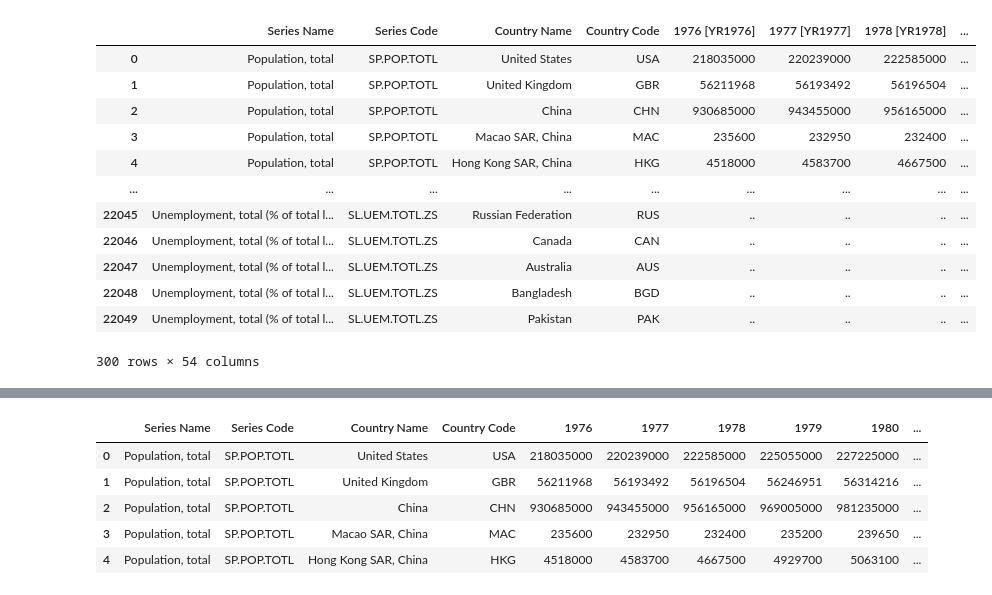
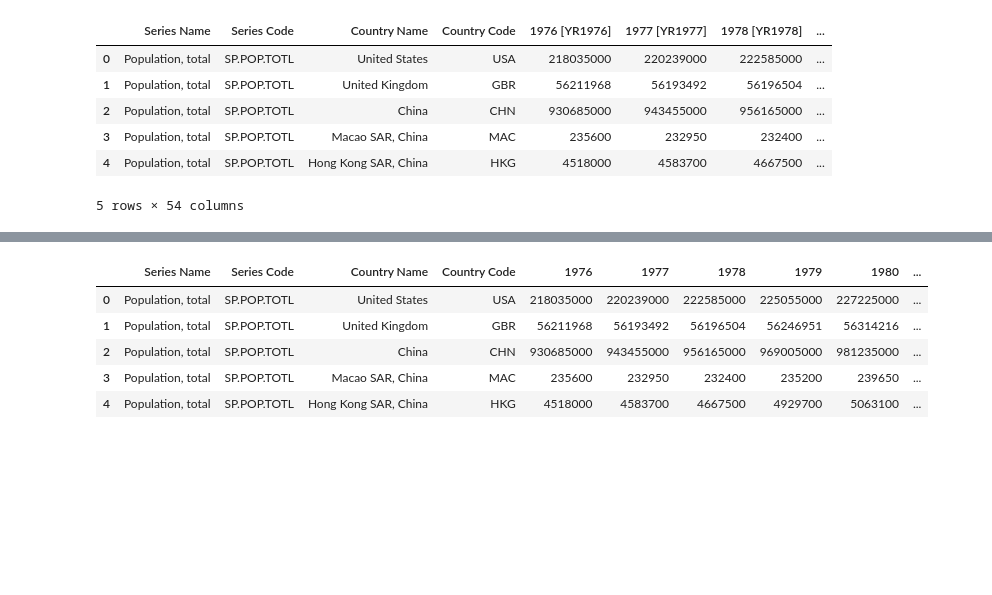
Before and after one commit to shenoy-anurag/statsman, a Jupyter notebook: experiments/1.0-indicator-selection.ipynb, the cells around one changed output, grey strips where cells are left out. Cells and saved outputs as stored; diff of their text form; code cells hidden in the pictures; blank space fills up the shorter version.

```diff
--- a/experiments/1.0-indicator-selection.ipynb
+++ b/experiments/1.0-indicator-selection.ipynb
@@ -69,21 +69,15 @@ world_bank_indicators = [
 # %%
 subset = df[df['Series Code'].isin(world_bank_indicators)]
 # %%
-subset
+subset.head()
 # %% [output]
 |  | Series Name | Series Code | Country Name | Country Code | 1976 [YR1976] | 1977 [YR1977] | 1978 [YR1978] | ... |
 | 0 | Population, total | SP.POP.TOTL | United States | USA | 218035000 | 220239000 | 222585000 | ... |
 | 1 | Population, total | SP.POP.TOTL | United Kingdom | GBR | 56211968 | 56193492 | 56196504 | ... |
 | 2 | Population, total | SP.POP.TOTL | China | CHN | 930685000 | 943455000 | 956165000 | ... |
 | 3 | Population, total | SP.POP.TOTL | Macao SAR, China | MAC | 235600 | 232950 | 232400 | ... |
 | 4 | Population, total | SP.POP.TOTL | Hong Kong SAR, China | HKG | 4518000 | 4583700 | 4667500 | ... |
-| ... | ... | ... | ... | ... | ... | ... | ... | ... |
-| 22045 | Unemployment, total (% of total l... | SL.UEM.TOTL.ZS | Russian Federation | RUS | .. | .. | .. | ... |
-| 22046 | Unemployment, total (% of total l... | SL.UEM.TOTL.ZS | Canada | CAN | .. | .. | .. | ... |
-| 22047 | Unemployment, total (% of total l... | SL.UEM.TOTL.ZS | Australia | AUS | .. | .. | .. | ... |
-| 22048 | Unemployment, total (% of total l... | SL.UEM.TOTL.ZS | Bangladesh | BGD | .. | .. | .. | ... |
-| 22049 | Unemployment, total (% of total l... | SL.UEM.TOTL.ZS | Pakistan | PAK | .. | .. | .. | ... |
-300 rows × 54 columns
+5 rows × 54 columns
 # %%
 subset['Country Name'].unique().tolist()
 # %% [output]
```
Also changed, not shown: parts of 1 cell of this notebook, 2 other files.
